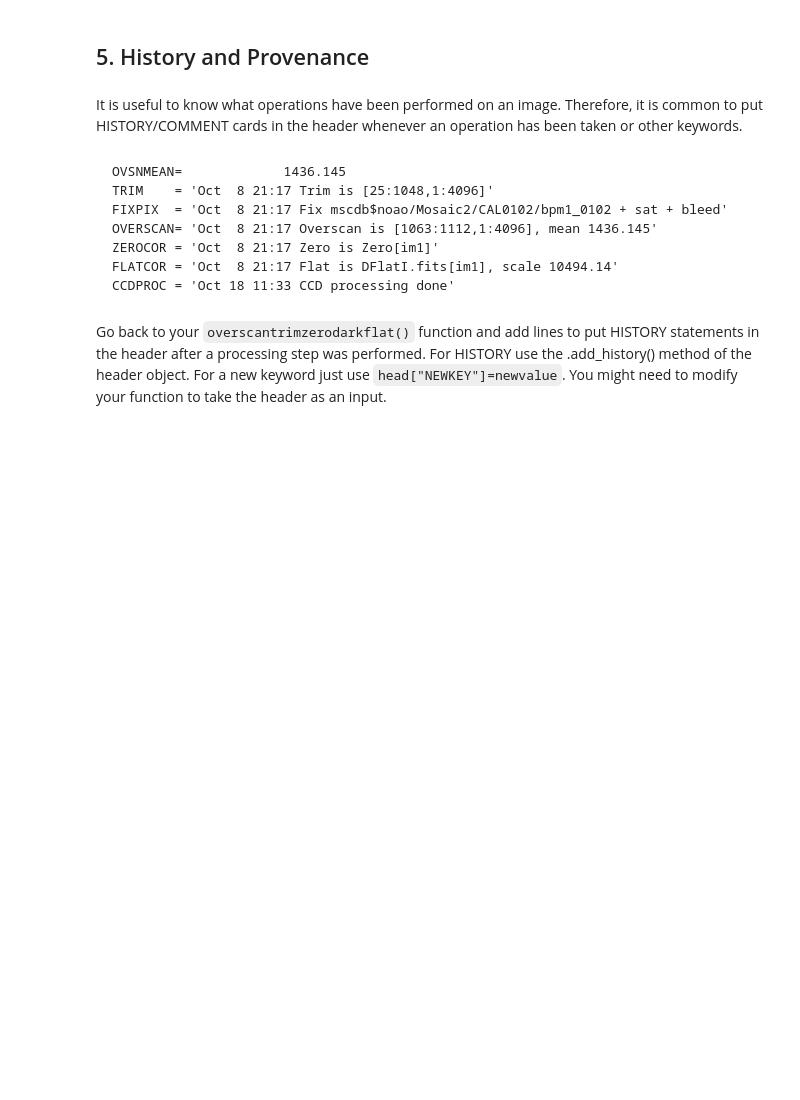
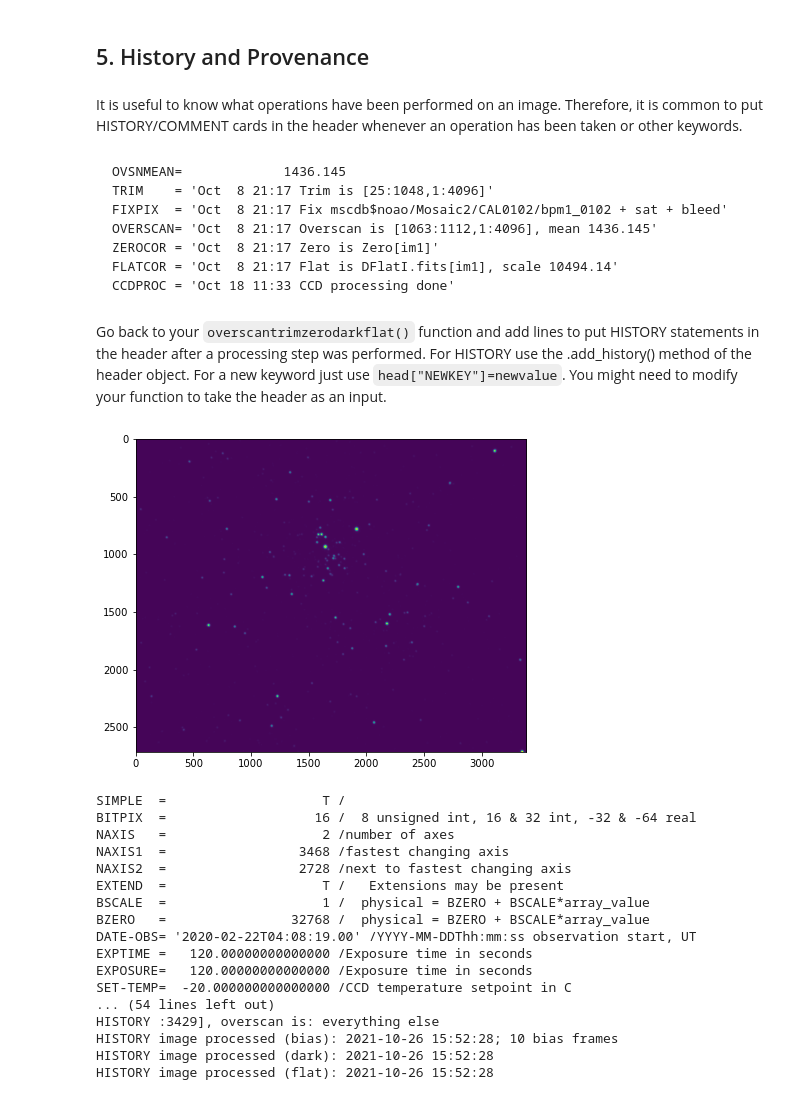
Before and after one commit to WillJardee/ObservationalAstro_PHSX491, a Jupyter notebook: homeworks/Homework6.ipynb, the cells around one changed output. Drawn from its saved outputs; the diff is of its cells as text; code cells hidden in the pictures; blank space fills up the shorter version.

```diff
--- a/homeworks/Homework6.ipynb
+++ b/homeworks/Homework6.ipynb
@@ -101,0 +294,28 @@ Go back to your ``overscantrimzerodarkflat()`` function and add lines to put HIS
+# %%
+im, head = fits.getdata('data/calibration_data/DoubleCluster-0003B.fit',0,header=True)
+
+im_pros, head, im_err = overscantrimzerodarkflat(im, head)
+
+plt.figure(figsize=(7,7))
+plt.imshow(im_pros)
+plt.show()
+head
+# %% [output]
+[figure, added]
+SIMPLE  =                    T /
+BITPIX  =                   16 /  8 unsigned int, 16 & 32 int, -32 & -64 real
+NAXIS   =                    2 /number of axes
+NAXIS1  =                 3468 /fastest changing axis
+NAXIS2  =                 2728 /next to fastest changing axis
+EXTEND  =                    T /   Extensions may be present
+BSCALE  =                    1 /  physical = BZERO + BSCALE*array_value
+BZERO   =                32768 /  physical = BZERO + BSCALE*array_value
+DATE-OBS= '2020-02-22T04:08:19.00' /YYYY-MM-DDThh:mm:ss observation start, UT
+EXPTIME =   120.00000000000000 /Exposure time in seconds
+EXPOSURE=   120.00000000000000 /Exposure time in seconds
+SET-TEMP=  -20.000000000000000 /CCD temperature setpoint in C
+... (54 lines left out)
+HISTORY :3429], overscan is: everything else
+HISTORY image processed (bias): 2021-10-26 15:52:28; 10 bias frames
+HISTORY image processed (dark): 2021-10-26 15:52:28
+HISTORY image processed (flat): 2021-10-26 15:52:28
```
Also changed, not shown: parts of 10 cells of this notebook.
